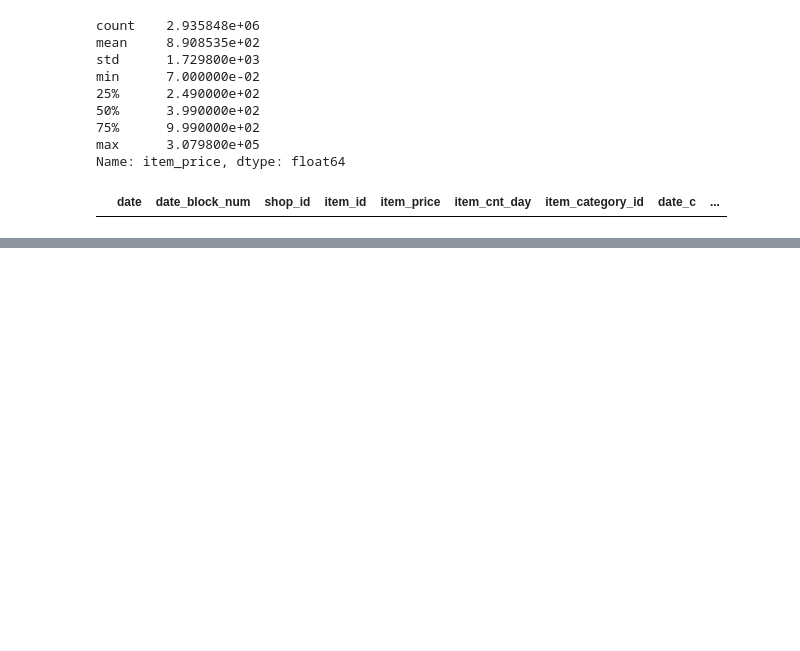
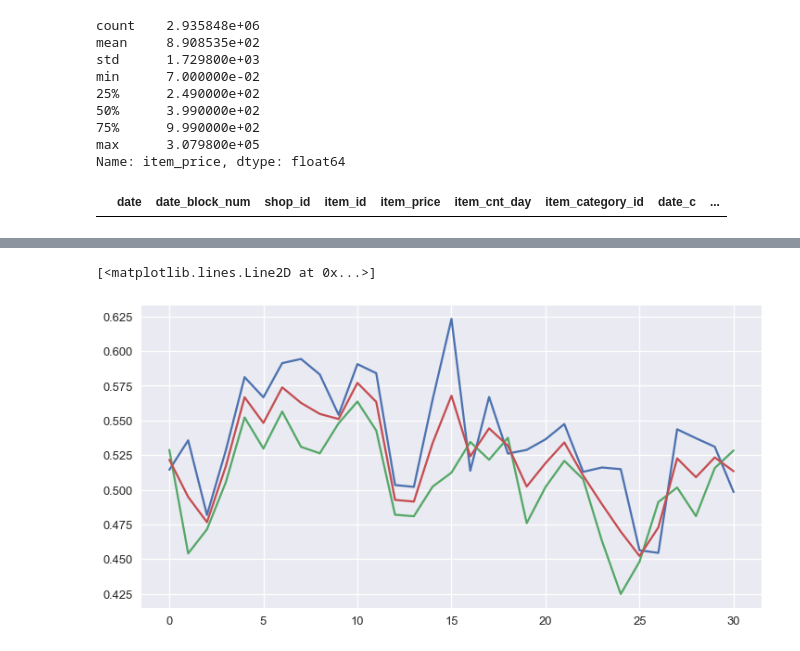
Before and after one commit to jlricon/advanced-deep-learning, a Jupyter notebook: competitive-data-science/kaggle_project/EDA.ipynb, the cells around one changed output, grey strips where cells are left out. Saved outputs shown, nothing was run; the diff lists cells and outputs as text; code cells hidden in the pictures; blank space fills up the shorter version.

```diff
--- a/competitive-data-science/kaggle_project/EDA.ipynb
+++ b/competitive-data-science/kaggle_project/EDA.ipynb
@@ -195,0 +271,24 @@ data[~data.date.apply(lambda x: len(x)==10)]
+# %%
+#Previous month reliability
+p=[]
+
+for i in range(2,33):
+    mean_sold = (aggdata.query("date_block_num==(@i-1)").groupby(["item_id", "date_block_num"]).item_cnt_day.sum()
+                 .reset_index().groupby("item_id").item_cnt_day.mean()
+                 ).reset_index()
+    mean_sold.columns = ["item_id", "mean_sold"]
+    cor=aggdata.query("date_block_num==@i").merge(
+        mean_sold, how="left").corr().mean_sold.item_cnt_day
+    p.append(cor)
+# %%
+#All month
+p2=[]
+mean_sold = (aggdata.groupby(["item_id", "date_block_num"]).item_cnt_day.sum()
+                 .reset_index().groupby("item_id").item_cnt_day.mean()
+                 ).reset_index()
+mean_sold.columns = ["item_id", "mean_sold"]
+for i in range(2,33):
+
+    cor=aggdata.query("date_block_num==@i").merge(
+        mean_sold, how="left").corr().mean_sold.item_cnt_day
+    p2.append(cor)
@@ -195,0 +321,7 @@ data[~data.date.apply(lambda x: len(x)==10)]
+# %%
+plt.plot(p)
+plt.plot(p2)
+plt.plot(0.5*(np.array(p)+np.array(p2)))
+# %% [output]
+[<matplotlib.lines.Line2D at 0x...>]
+[figure, added]
```
Also changed, not shown: parts of 24 cells of this notebook, 7 other files.
